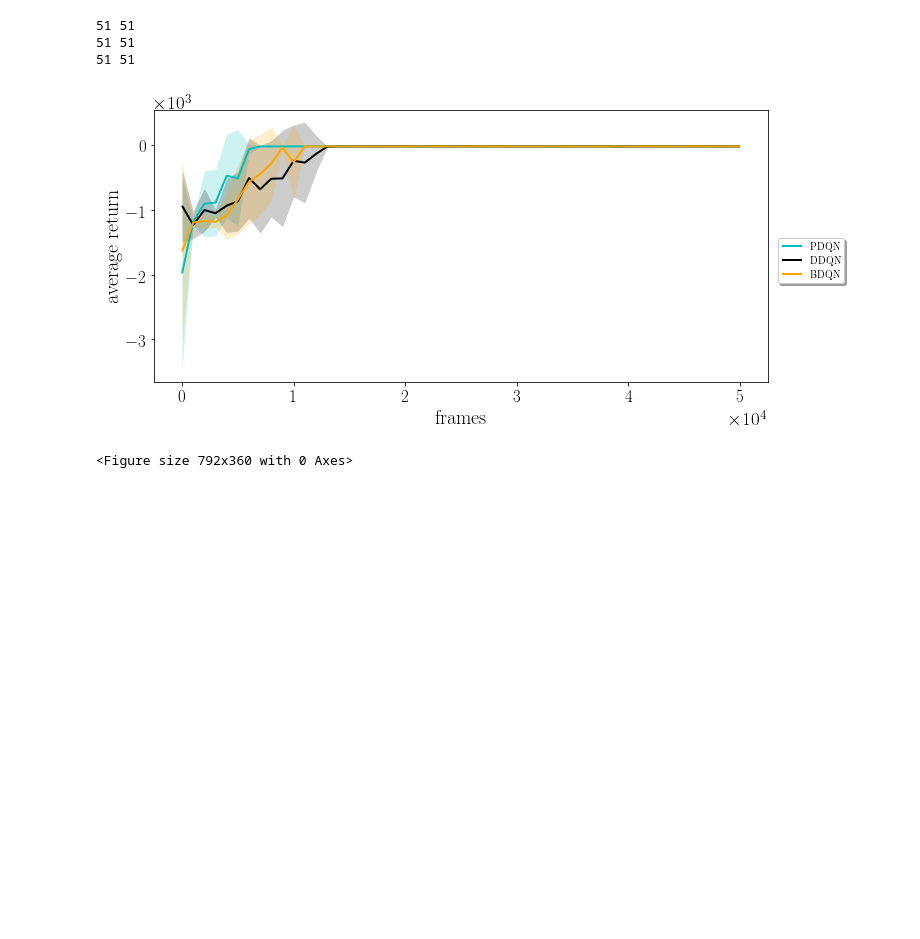
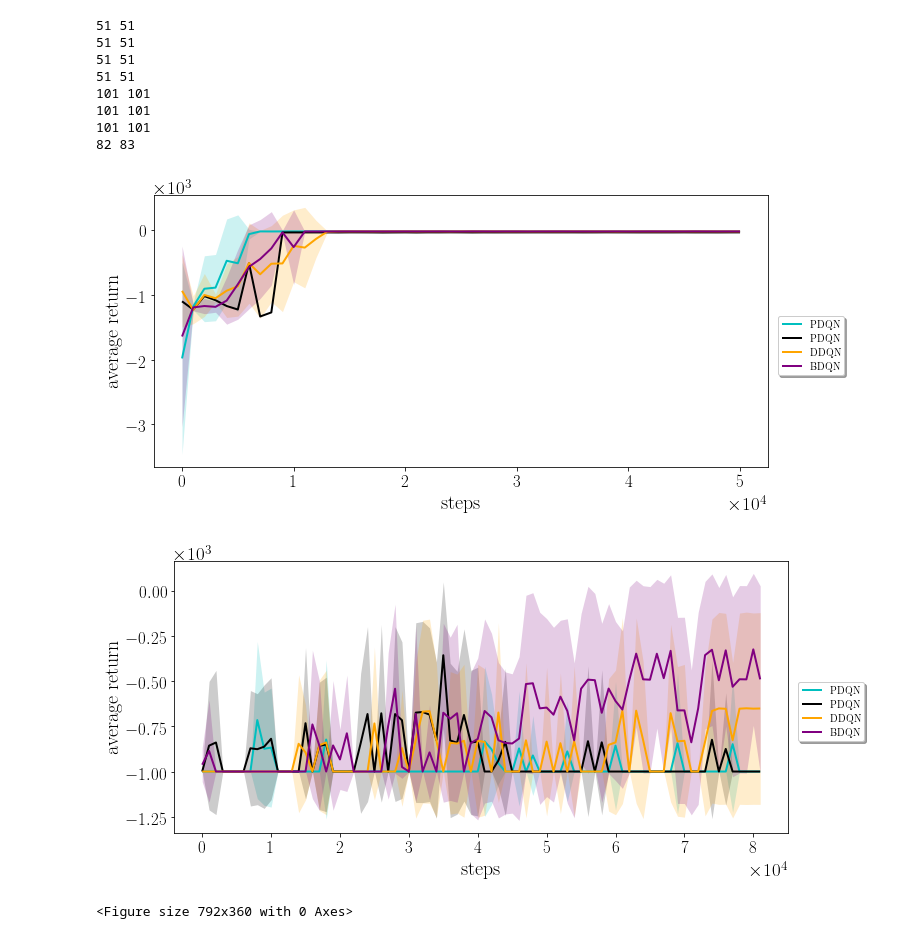
Before and after one commit to albertometelli/weightedDQN, a Jupyter notebook: dqn/atari/res_2/notebook.ipynb, the cells around one changed output. Saved outputs shown, nothing was run; the diff lists cells and outputs as text; code cells hidden in the pictures; blank space fills up the shorter version.

```diff
--- a/dqn/atari/res_2/notebook.ipynb
+++ b/dqn/atari/res_2/notebook.ipynb
@@ -102,11 +102,11 @@ def plot_ci(xs, ys, conf, n, xlabel=None, ylabel=None, label=None, ax=None, **kw
     ax.tick_params(labelsize=TICKS_FONT_SIZE)
     return ax
 # %%
-environments = ['Gridworld']#'BankHeist','Asterix','Asteroids'
+environments = ['Gridworld','Mountain']#'BankHeist','Asterix','Asteroids'
 algorithms = ['particle','dqn','boot']
 eval_freq = 1e3
 #policies = [['weighted'],['weighted-gaussian'],['boot','weighted'],['eps-greedy', 'boltzmann']]
-updates = [['max_mean'],[''],[''],['weighted','max_mean'],['']]
+updates = [['max_mean','weighted'],[''],[''],['weighted','max_mean'],['']]
 alg_to_label={
         'particle':'PDQN',
         'gaussian':'GDQN',
@@ -139,7 +139,7 @@ alg_to_double_vec ={
 }
 
 conf = 0.95
-n_rows = 130
+n_rows = 82
 subsample = 1
 legend_labels = []
 legend_colors = []
@@ -161,6 +161,8 @@ for e,env in enumerate(environments):
                     max_rows = 0
                     for p in paths:
                         results = np.load(p)
+                        if env == 'Mountain':
+                            results[:,2][results[:,2]==0] = -1000
                         #print(results.shape)
                         n_runs = results.shape[0]
                         rows = min(n_runs,n_rows)
@@ -176,33 +178,41 @@ for e,env in enumerate(environments):
                         continue
                     if e == 0:
                         legend_labels.append(alg_to_label[alg])
                         legend_colors.append(col[i])
                         legend_markers.append(markers[i])
                     print(min_rows,max_rows)
                     cum_reward_test = np.stack(res)
                     #print(cum_reward_test)
                     indexes = [i*subsample for i in range(len(timesteps) // subsample)]
+
+
                     ax = plot_ci(timesteps[indexes],cum_reward_test[:, indexes], conf,
-                                5, xlabel='frames', ylabel='average return', label=alg_to_label[alg] ,
+                                5, xlabel='steps', ylabel='average return', label=alg_to_label[alg] ,
                                  ax=ax, linewidth=2.0, linestyle=ls[0], color=col[i])
                     #ax.set_ylim(limits[e])
 
                     i += 1
     lgd=fig.legend(loc='center right',
                           ncol=1, fancybox=True, shadow=True)#,bbox_to_anchor=(0.42, 0)
 
     fig.savefig(env+".pdf",format='pdf', bbox_inches='tight',bbox_extra_artists=(lgd,))
 
 fig = plt.figure(figsize=(11, 5))
 patches = [ mlines.Line2D([], [], color=legend_colors[i], marker=legend_markers[i],
                           label=legend_labels[i])  for i in range(len(legend_labels)) ]
 
 #lgd=fig.legend( patches, legend_labels, ncol=6,
 #           loc='center')
 #fig.savefig('atari-legend.pdf',format='pdf',bbox_extra_artists=(lgd,), bbox_inches='tight')
 # %% [output]
 51 51
 51 51
 51 51
+51 51
+101 101
+101 101
+101 101
+82 83
-[figure, old version]
+[figure, new version]
+[figure, added]
 <Figure size 792x360 with 0 Axes>
```
Also changed, not shown: 8 other files.
